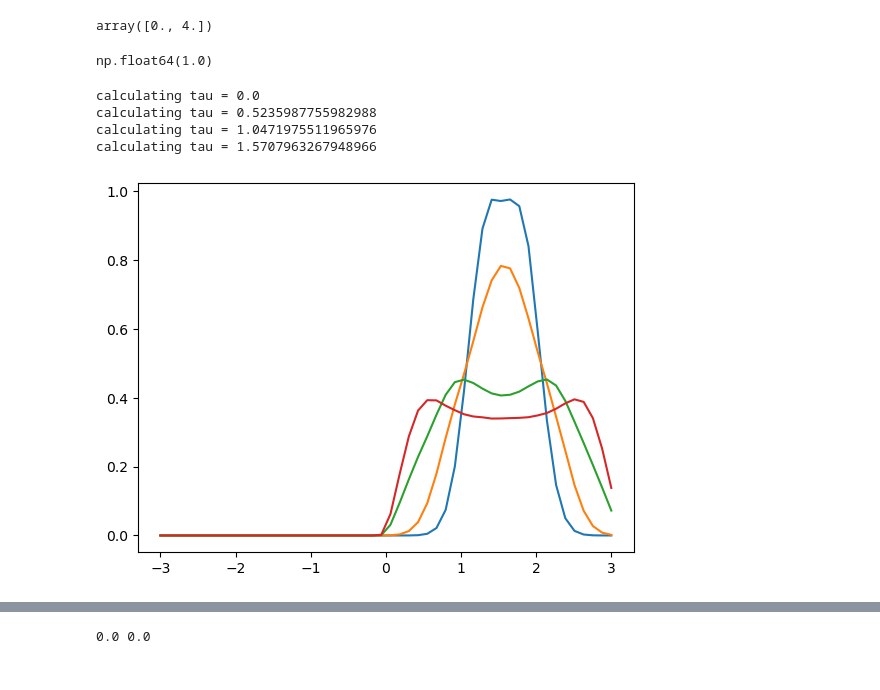
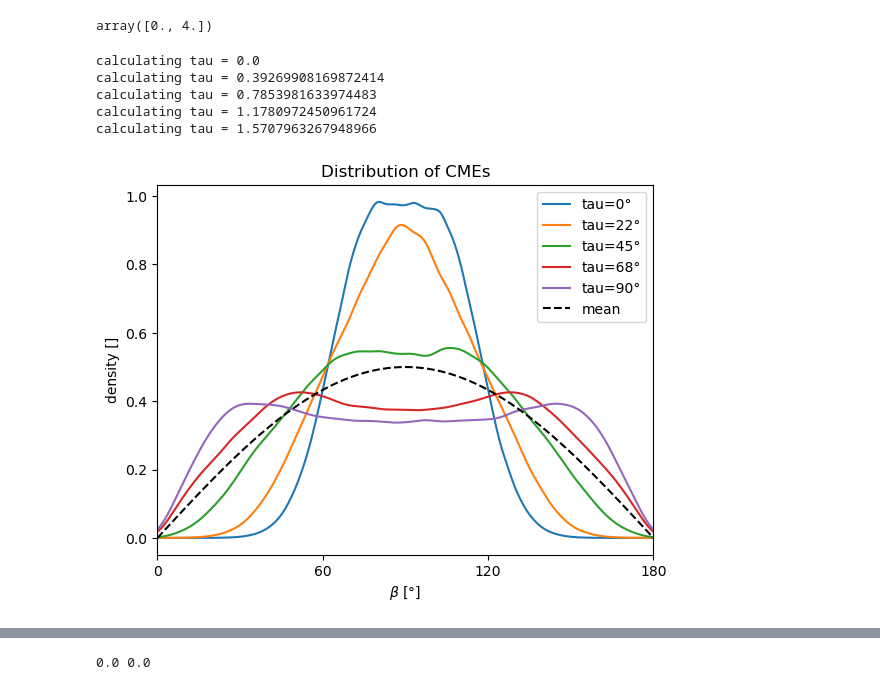
Before and after one commit to demichieldewilde/CME_distribution, a Jupyter notebook: CME_distrution.ipynb, the cells around one changed output, grey strips where cells are left out. Saved outputs shown, nothing was run; the diff lists cells and outputs as text; code cells hidden in the pictures.

```diff
--- a/CME_distrution.ipynb
+++ b/CME_distrution.ipynb
@@ -203,12 +203,9 @@ a = np.array([0.9, 4.1])
 np.floor(a)
 # %% [output]
 array([0., 4.])
-# %%
-np.sin(np.pi/2)
-# %% [output]
-np.float64(1.0)
 # %%
 import random
+x = np.linspace(0,np.pi, 500)
 
 def sampler(n):
     theta     = np.arccos(1-2* np.random.random(n))
@@ -229,7 +226,7 @@ def get_occurence(theta, phi, theta2, tau):
     alpha = get_alpha(tau, theta, phi)
     return rho(alpha) * rho_CME(theta2)
 
-def build_list(tau, n=5*10**7):
+def build_list(tau, n=10**7):
     L = []
     W = []
     (theta, phi, theta2, phi2) = sampler(n)
@@ -243,35 +240,45 @@ def show_density(L, W, label=""):
     density = stats.gaussian_kde(np.array(L), weights=W)
     plt.plot(x, density(x), label=label)
     return density
 
 def mean_density(dens, taus):
     def D(x):
         R = 0
         for i,d in enumerate(dens):
             R += d(x) * np.sin(taus[i])
         N = sum([np.sin(tau) for tau in taus])
         return R/ N
     return D
 
 
 def run_taus(T):
     dens = []
     for tau in T:
         print(f"calculating tau = {tau}")
         L , W= build_list(tau)
         dens.append(show_density(L, W, label=f"tau={round(tau/np.pi*180)}°"))
 
+    plt.plot(x, np.sin(x)/2, "--", color='black', label="mean")
+
+    plt.legend()
+    plt.title("Distribution of CMEs")
+    plt.xticks(np.linspace(0,np.pi, 4), range(0,181,60))
+    plt.xlabel(r"$\beta$ [°]")
+    plt.ylabel(r"density []")
+    plt.xlim(0,np.pi)
+    plt.show()
     return dens
 
 
 
 
-T = np.linspace(0, np.pi/2, 4)
+T = np.linspace(0, np.pi/2, 5)
 dens = run_taus(T)
 # %% [output]
 calculating tau = 0.0
-calculating tau = 0.5235987755982988
-calculating tau = 1.0471975511965976
+calculating tau = 0.39269908169872414
+calculating tau = 0.7853981633974483
+calculating tau = 1.1780972450961724
 calculating tau = 1.5707963267948966
-[figure, old version]
+[figure, new version]
 # %%
```
Also changed, not shown: parts of 2 cells of this notebook.
